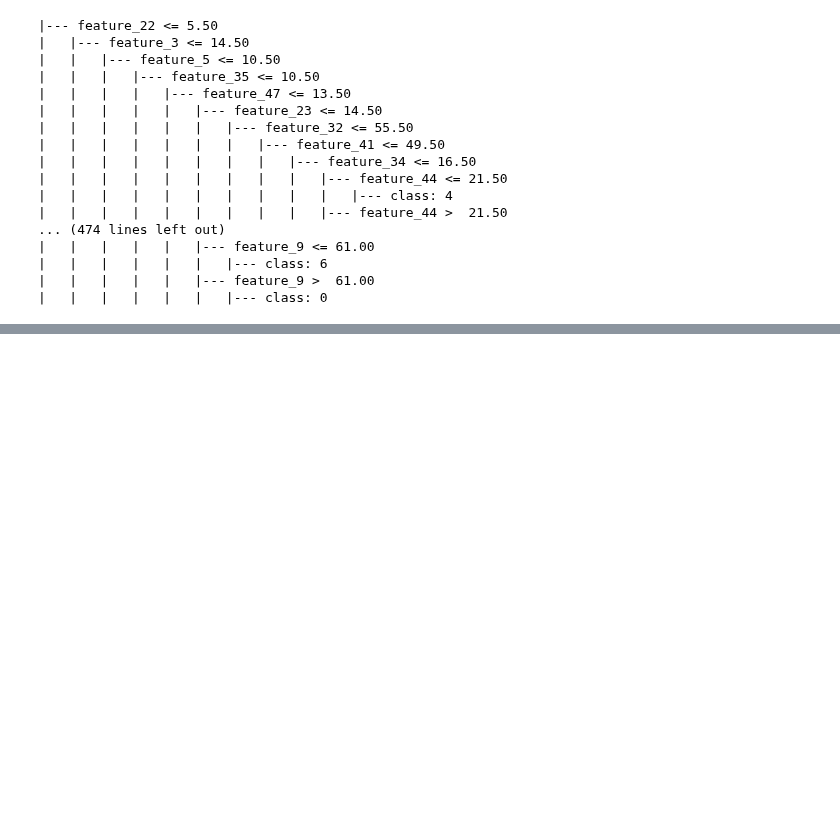
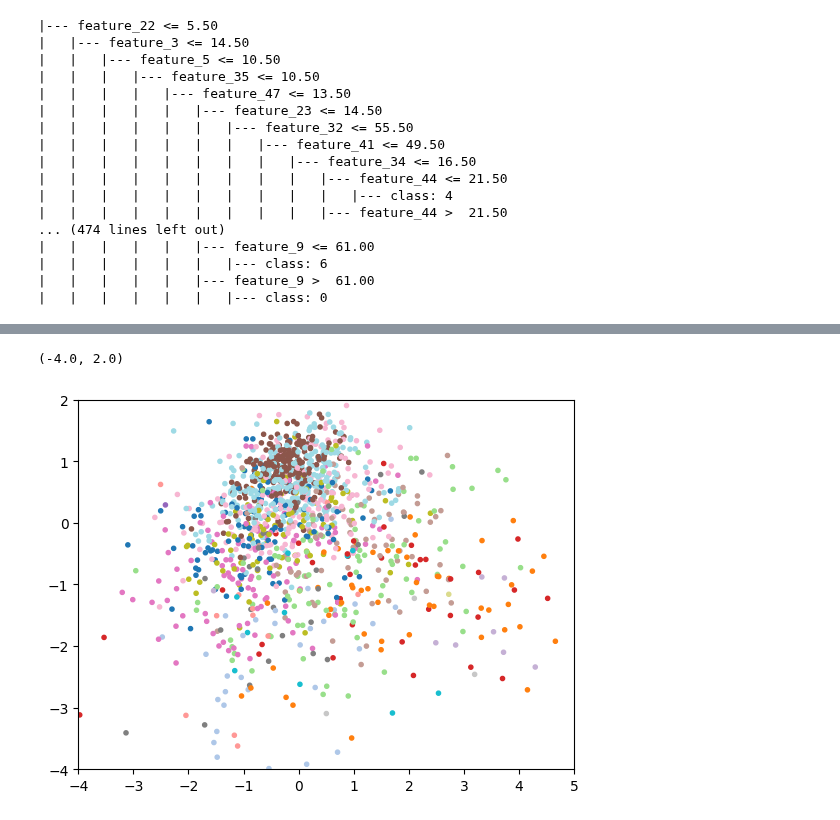
Before and after one commit to Revanchist317/ATiML-Project, a Jupyter notebook: PASCAL_constrained_clustering.ipynb, the cells around one changed output, grey strips where cells are left out. Cells and saved outputs as stored; diff of their text form; code cells hidden in the pictures; blank space fills up the shorter version.

```diff
--- a/PASCAL_constrained_clustering.ipynb
+++ b/PASCAL_constrained_clustering.ipynb
@@ -995,0 +1054,10 @@ print(text_representation)
+# %%
+model = LinearDiscriminantAnalysis()
+LDs = model.fit_transform(transformed_tfidf, y_train_one_int)
+y_train_one_int
+plt.scatter(LDs[:, 0], LDs[:, 1], c=clusters_VBOW, s=9, cmap='tab20')
+plt.xlim(-4, 5)
+plt.ylim(-4, 2)
+# %% [output]
+(-4.0, 2.0)
+[figure, added]
```
Also changed, not shown: parts of 16 cells of this notebook.
